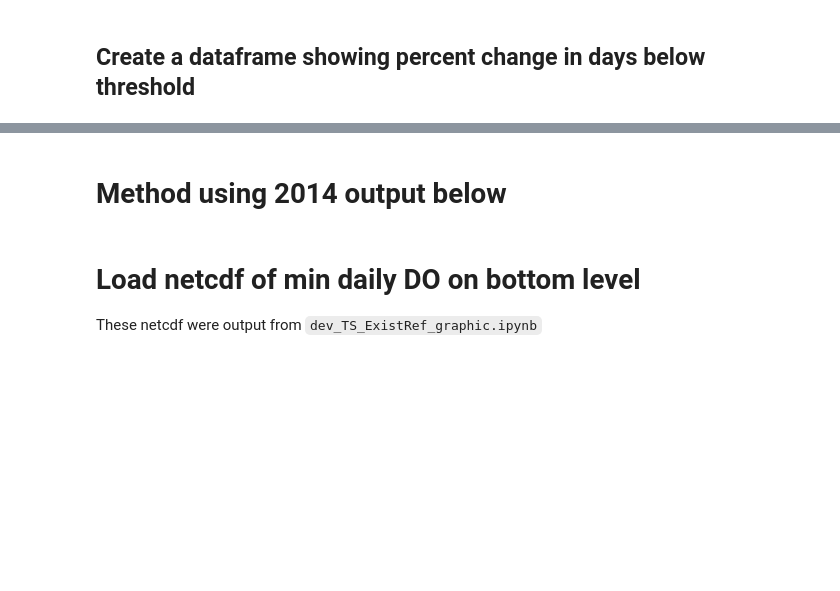
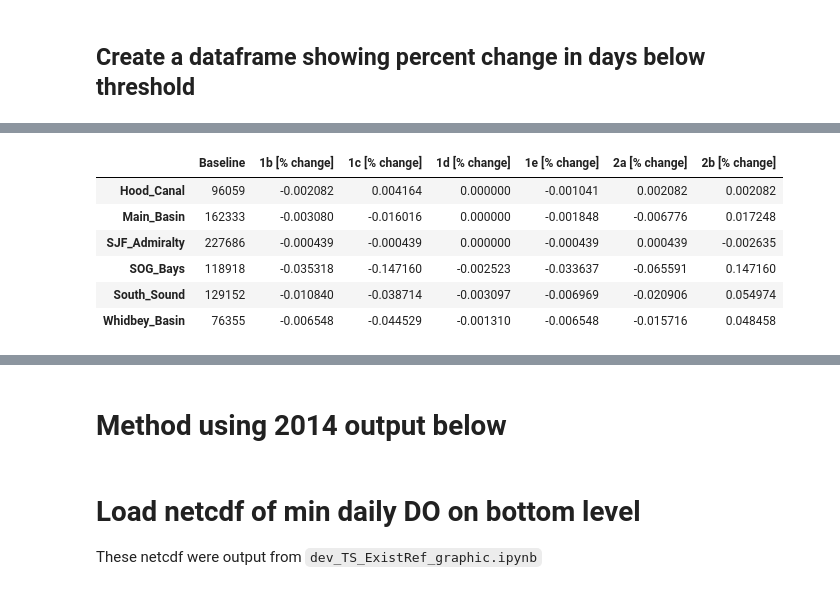
Before and after one commit to UW-PSI/SalishSeaModel-analysis, a Jupyter notebook: notebooks/dev_days_exceedence.ipynb, the cells around one changed output, grey strips where cells are left out. Saved outputs shown, nothing was run; the diff lists cells and outputs as text; code cells hidden in the pictures; blank space fills up the shorter version.

```diff
--- a/notebooks/dev_days_exceedence.ipynb
+++ b/notebooks/dev_days_exceedence.ipynb
@@ -152,0 +182,6 @@ PercentChangeAnoxic
+# %%
+col_short=PercentChangeAnoxic.columns.to_list()
+col_short_wpercent=[f"{name} [% change]" for name in col_short if name!="Baseline"]
+col_short_wpercent.insert(0,"Baseline")
+col_title = {col_short[i]: col_short_wpercent[i] for i in range(len(col_short))}
+col_title
@@ -152,0 +196,11 @@ PercentChangeAnoxic
+# %%
+PercentChangeAnoxic = PercentChangeAnoxic.rename(columns=col_title)
+PercentChangeAnoxic
+# %% [output]
+|  | Baseline | 1b [% change] | 1c [% change] | 1d [% change] | 1e [% change] | 2a [% change] | 2b [% change] |
+| Hood_Canal | 96059 | -0.002082 | 0.004164 | 0.000000 | -0.001041 | 0.002082 | 0.002082 |
+| Main_Basin | 162333 | -0.003080 | -0.016016 | 0.000000 | -0.001848 | -0.006776 | 0.017248 |
+| SJF_Admiralty | 227686 | -0.000439 | -0.000439 | 0.000000 | -0.000439 | 0.000439 | -0.002635 |
+| SOG_Bays | 118918 | -0.035318 | -0.147160 | -0.002523 | -0.033637 | -0.065591 | 0.147160 |
+| South_Sound | 129152 | -0.010840 | -0.038714 | -0.003097 | -0.006969 | -0.020906 | 0.054974 |
+| Whidbey_Basin | 76355 | -0.006548 | -0.044529 | -0.001310 | -0.006548 | -0.015716 | 0.048458 |
```
Also changed, not shown: parts of 22 cells of this notebook.
